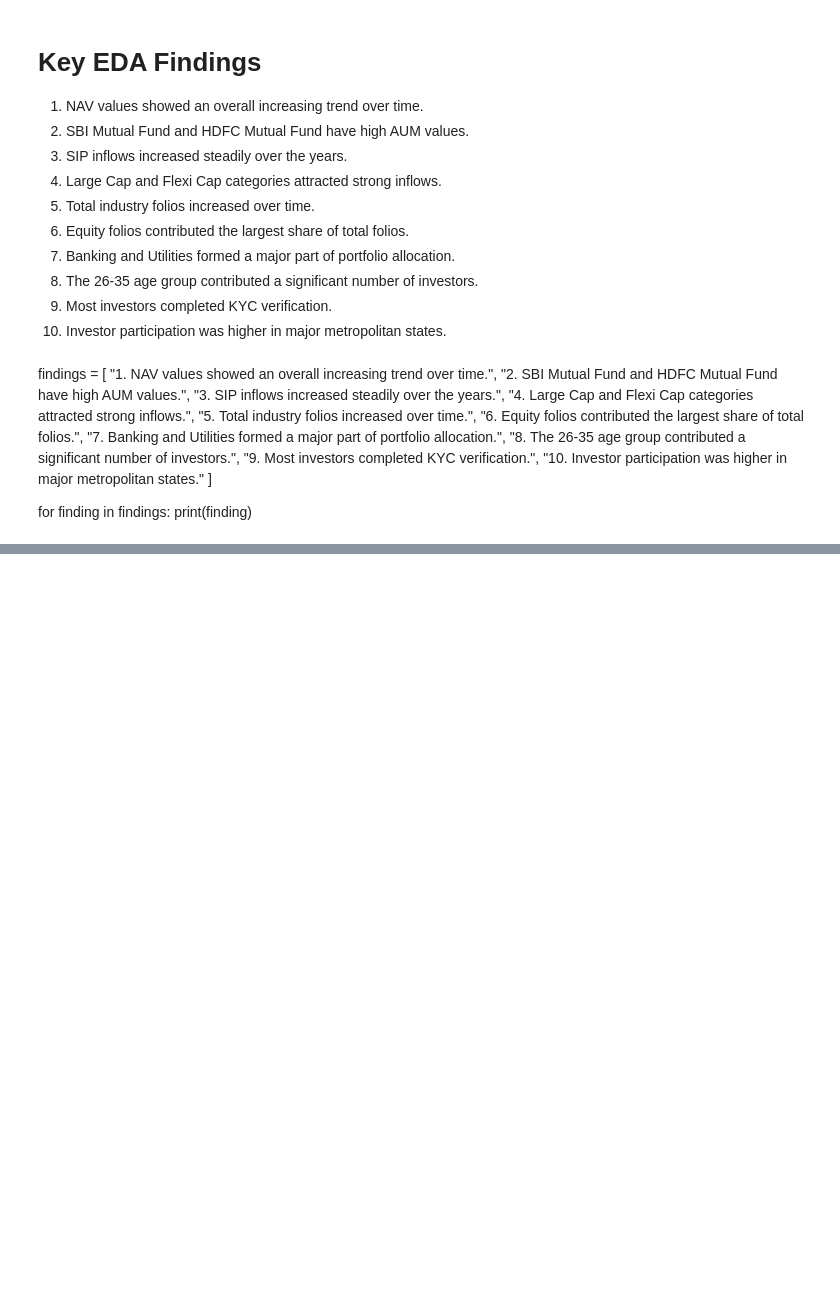
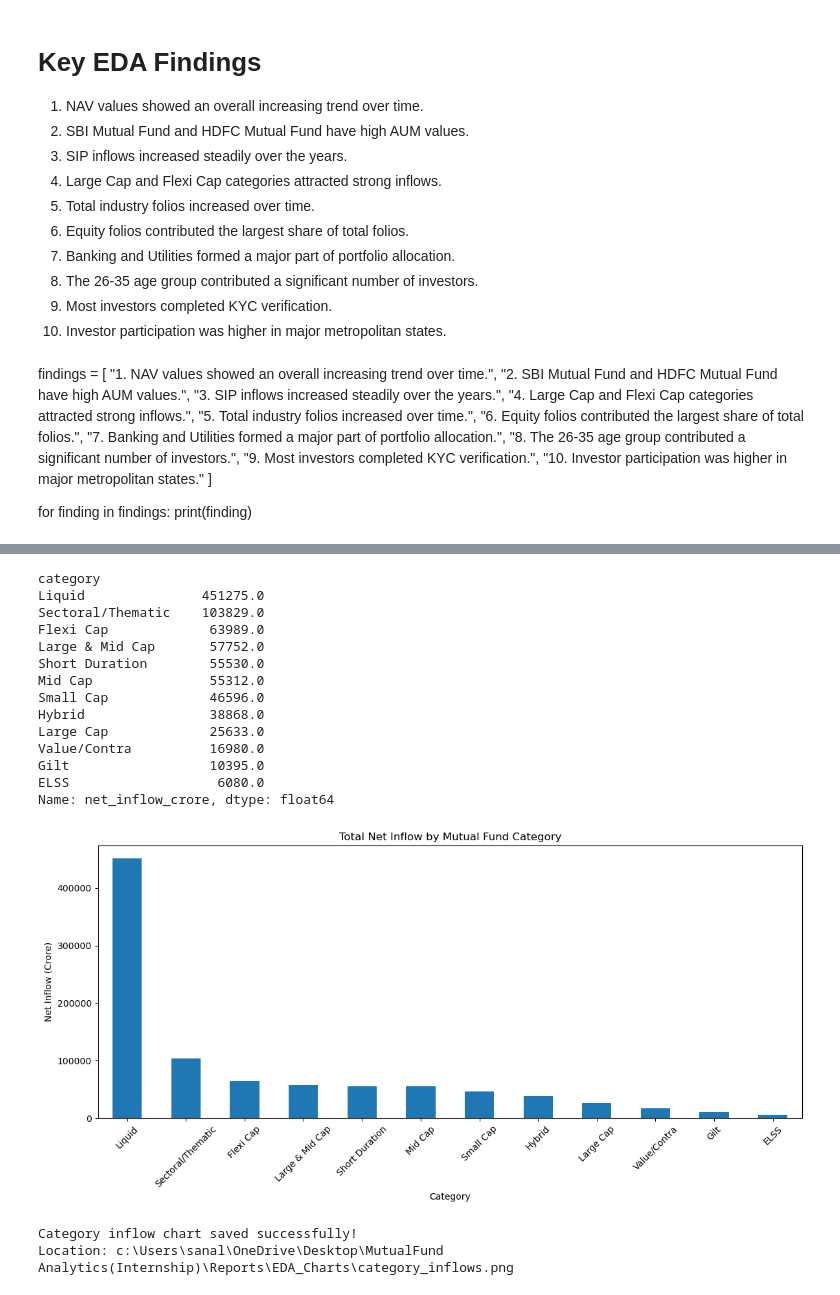
Before and after one commit to sanallabhavana17/MutualFundAnalytics, a Jupyter notebook: notebooks/EDA_Analysis.ipynb, the cells around one changed output, grey strips where cells are left out. Saved outputs shown, nothing was run; the diff lists cells and outputs as text; code cells hidden in the pictures; blank space fills up the shorter version.

```diff
--- a/notebooks/EDA_Analysis.ipynb
+++ b/notebooks/EDA_Analysis.ipynb
@@ -693,0 +1614,55 @@ for finding in findings:
+# %%
+import pandas as pd
+import matplotlib.pyplot as plt
+import os
+
+# Load Category Inflows dataset
+category_df = pd.read_csv("../Data/Raw/05_category_inflows.csv")
+
+# Total net inflow by category
+category_total = (
+    category_df.groupby("category")["net_inflow_crore"]
+    .sum()
+    .sort_values(ascending=False)
+)
+
+print(category_total)
+
+# Create chart
+plt.figure(figsize=(12, 6))
+
+category_total.plot(kind="bar")
+
+plt.title("Total Net Inflow by Mutual Fund Category")
+plt.xlabel("Category")
+plt.ylabel("Net Inflow (Crore)")
+plt.xticks(rotation=45)
+plt.tight_layout()
+
+# Save chart
+output_path = "../Reports/EDA_Charts/category_inflows.png"
+
+plt.savefig(output_path, dpi=300, bbox_inches="tight")
+
+plt.show()
+
+print("Category inflow chart saved successfully!")
+print("Location:", os.path.abspath(output_path))
+# %% [output]
+category
+Liquid               451275.0
+Sectoral/Thematic    103829.0
+Flexi Cap             63989.0
+Large & Mid Cap       57752.0
+Short Duration        55530.0
+Mid Cap               55312.0
+Small Cap             46596.0
+Hybrid                38868.0
+Large Cap             25633.0
+Value/Contra          16980.0
+Gilt                  10395.0
+ELSS                   6080.0
+Name: net_inflow_crore, dtype: float64
+[figure, added]
+Category inflow chart saved successfully!
+Location: c:\Users\sanal\OneDrive\Desktop\MutualFund Analytics(Internship)\Reports\EDA_Charts\category_inflows.png
```
Also changed, not shown: parts of 50 cells of this notebook, 25 other files.
